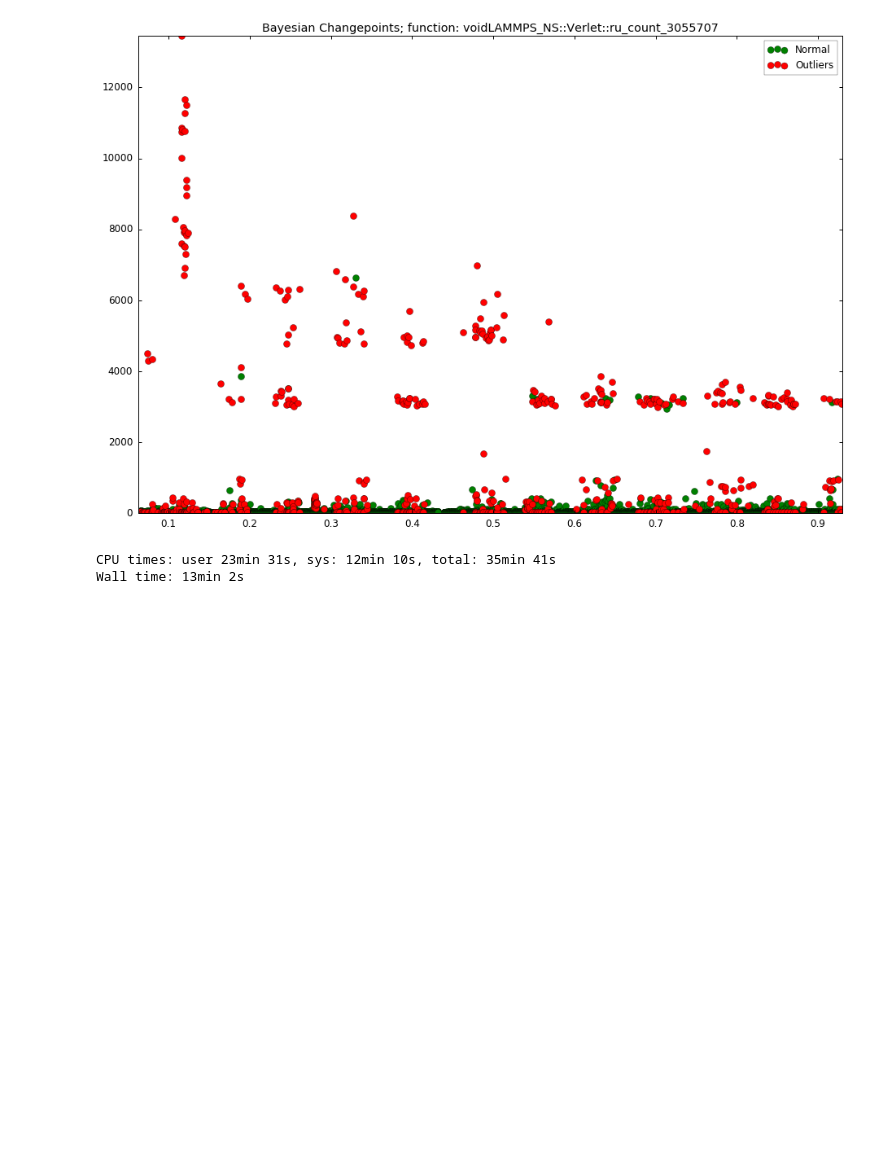
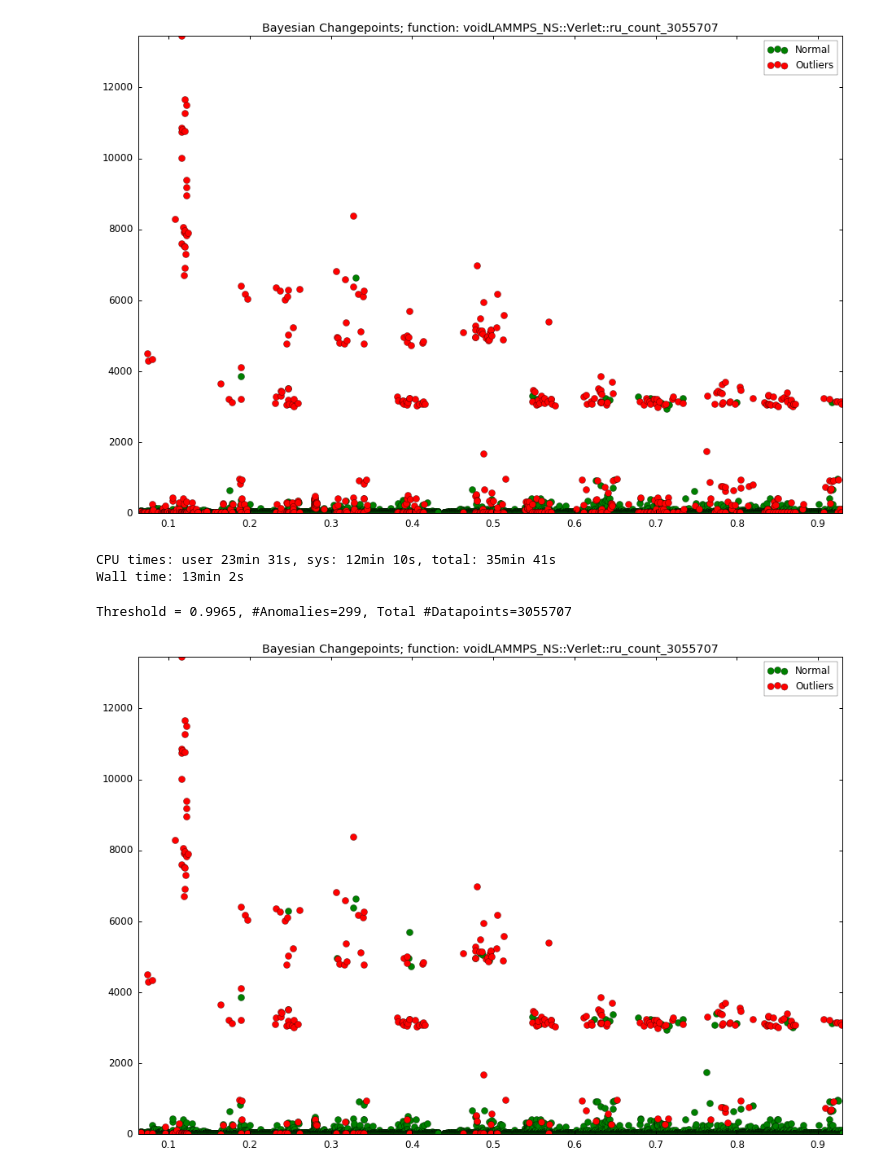
Before and after one commit to CODARcode/PerformanceAnalysis, a Jupyter notebook: src/n_gram_all_analysis_(Bayesian_Changepoints).ipynb, the cells around one changed output. Saved outputs shown, nothing was run; the diff lists cells and outputs as text; code cells hidden in the pictures; blank space fills up the shorter version.

Commit message:
Bayesian CP

```diff
--- a/src/n_gram_all_analysis_(Bayesian_Changepoints).ipynb
+++ b/src/n_gram_all_analysis_(Bayesian_Changepoints).ipynb
@@ -146,10 +146,11 @@ def perform_bayesiancp(sf, thetitle, frac, erunlen=3, inputlag=3):
 
     thresh = 0.1
     # Select the threshold value
-    howmany = 1
-    while (len(scores[scores>thresh]) > frac*len(scores) and thresh<=.99):
-        thresh  += .001
-        howmany += 1
+    increment = .001
+    while (len(scores[scores>thresh]) > frac*len(scores) and thresh<=.9999):
+        thresh  += increment   #go fast
+        if thresh > 0.99:
+            increment = .0001  #go slow
 
     print("Threshold = %.4f, #Anomalies=%d, Total #Datapoints=%d" % (thresh, len(scores[scores>thresh]), len(scores)))
 
@@ -228,3 +229,17 @@ Threshold = 0.9900, #Anomalies=644, Total #Datapoints=3055707
 [figure]
 CPU times: user 23min 31s, sys: 12min 10s, total: 35min 41s
 Wall time: 13min 2s
+# %%
+%%time
+
+sns.set_context("notebook", font_scale=1.2, rc={"lines.linewidth": 2.5})
+
+for i in range(len(freq)):
+    pick_func = freq[i]['kl']
+    count     = freq[i]['numberofcalls']
+    lbl       = str(pick_func)[:25] +'_count_'+ str(count)
+
+    perform_bayesiancp(sf[sf['kl'] == pick_func], thetitle=lbl, frac=0.0001, erunlen=2, inputlag=0)
+# %% [output]
+Threshold = 0.9965, #Anomalies=299, Total #Datapoints=3055707
+[figure, added]
```
Also changed, not shown: parts of 1 cell of this notebook.
